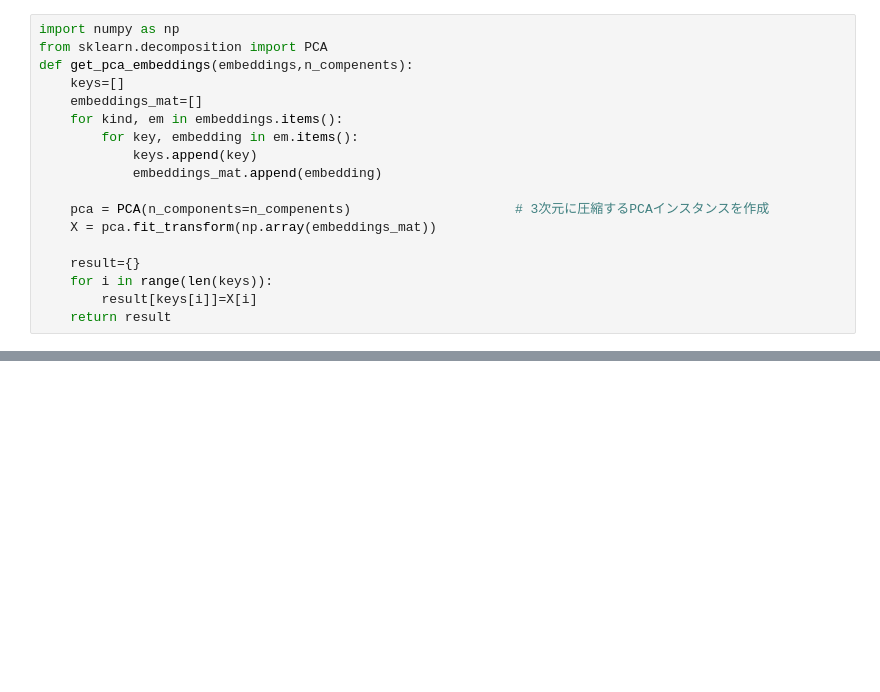
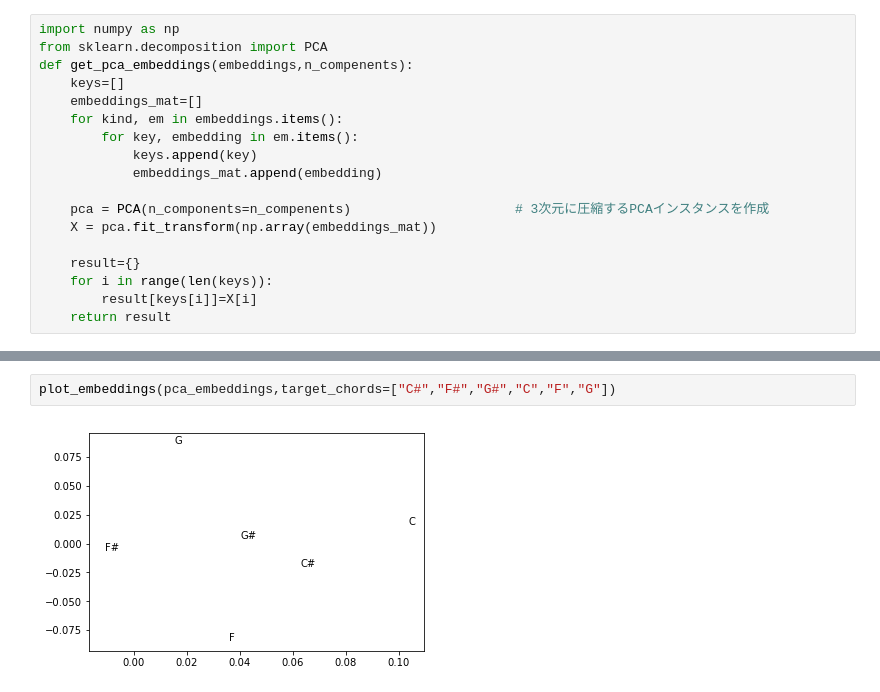
Before and after one commit to habroptilus/capo-analysis, a Jupyter notebook: experiment/embedding_analysis.ipynb, the cells around one changed output, grey strips where cells are left out. Drawn from its saved outputs; the diff is of its cells as text; blank space fills up the shorter version.

```diff
--- a/experiment/embedding_analysis.ipynb
+++ b/experiment/embedding_analysis.ipynb
@@ -80,0 +78,4 @@ plot_embeddings(pca_embeddings,target_chords=["A","B","C","D","E","F","G","-1","
+# %%
+plot_embeddings(pca_embeddings,target_chords=["C#","F#","G#","C","F","G"])
+# %% [output]
+[figure, added]
```
Also changed, not shown: parts of 5 cells of this notebook, 3 other files.
